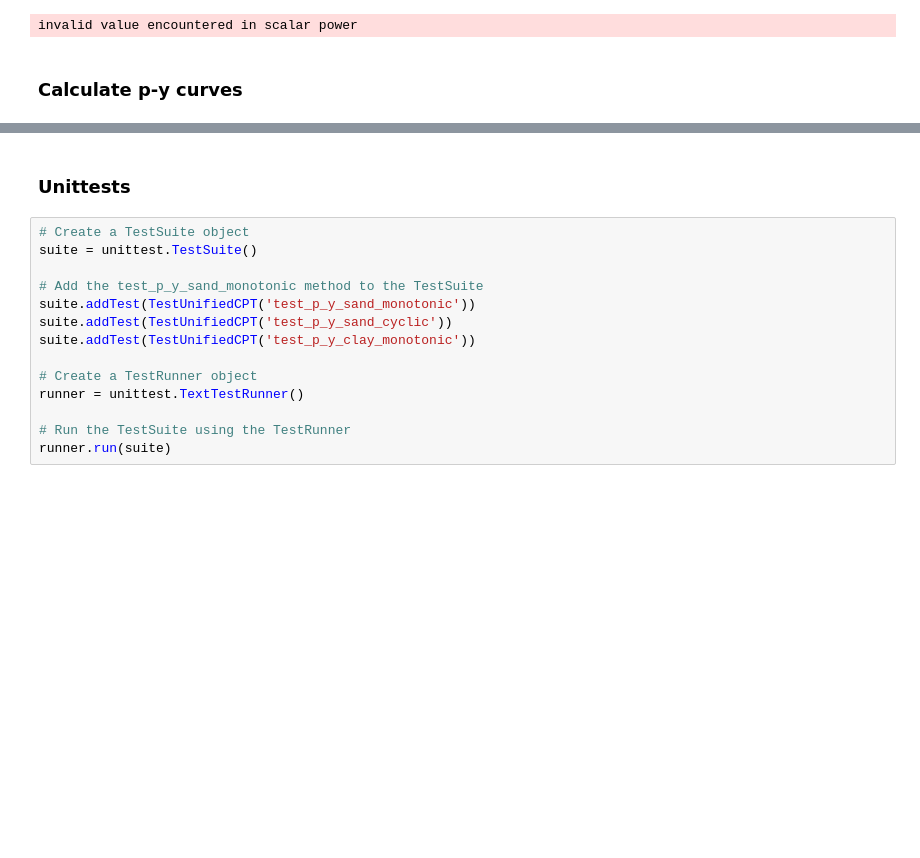
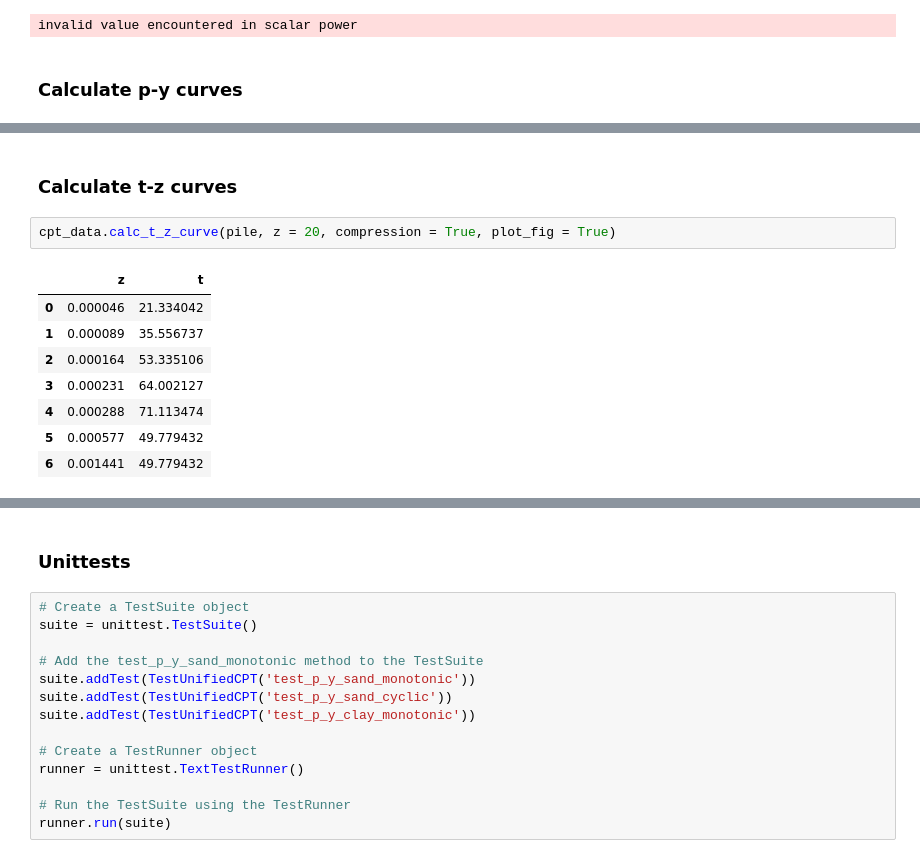
Before and after one commit to dazhongli/UnitCPT, a Jupyter notebook: pyinterface.ipynb, the cells around one changed output, grey strips where cells are left out. Cells and saved outputs as stored; diff of their text form; blank space fills up the shorter version.

Commit message:
Updated t-z and Q-z curve calculation

```diff
--- a/pyinterface.ipynb
+++ b/pyinterface.ipynb
@@ -148,3 +160,16 @@ cpt_data_p_y_curve.xlsx has been exported successfully.
 | 71 | 72.0 | 20.591850 | 92.050000 | 629.300000 | 5.460900 | 10.575200 | 20.686245 | 0.445048 | 19.331491 | 1391.867198 | ... |
 | 72 | 73.0 | 23.583060 | 93.140000 | 660.020000 | 7.206780 | 9.257860 | 23.682063 | 0.393296 | 19.397203 | 1415.995838 | ... |
 73 rows × 75 columns
+# %% [markdown]
+### Calculate t-z curves
+# %%
+cpt_data.calc_t_z_curve(pile, z = 20, compression = True, plot_fig = True)
+# %% [output]
+|  | z | t |
+| 0 | 0.000046 | 21.334042 |
+| 1 | 0.000089 | 35.556737 |
+| 2 | 0.000164 | 53.335106 |
+| 3 | 0.000231 | 64.002127 |
+| 4 | 0.000288 | 71.113474 |
+| 5 | 0.000577 | 49.779432 |
+| 6 | 0.001441 | 49.779432 |
```
Also changed, not shown: parts of 10 cells of this notebook, 7 other files.
